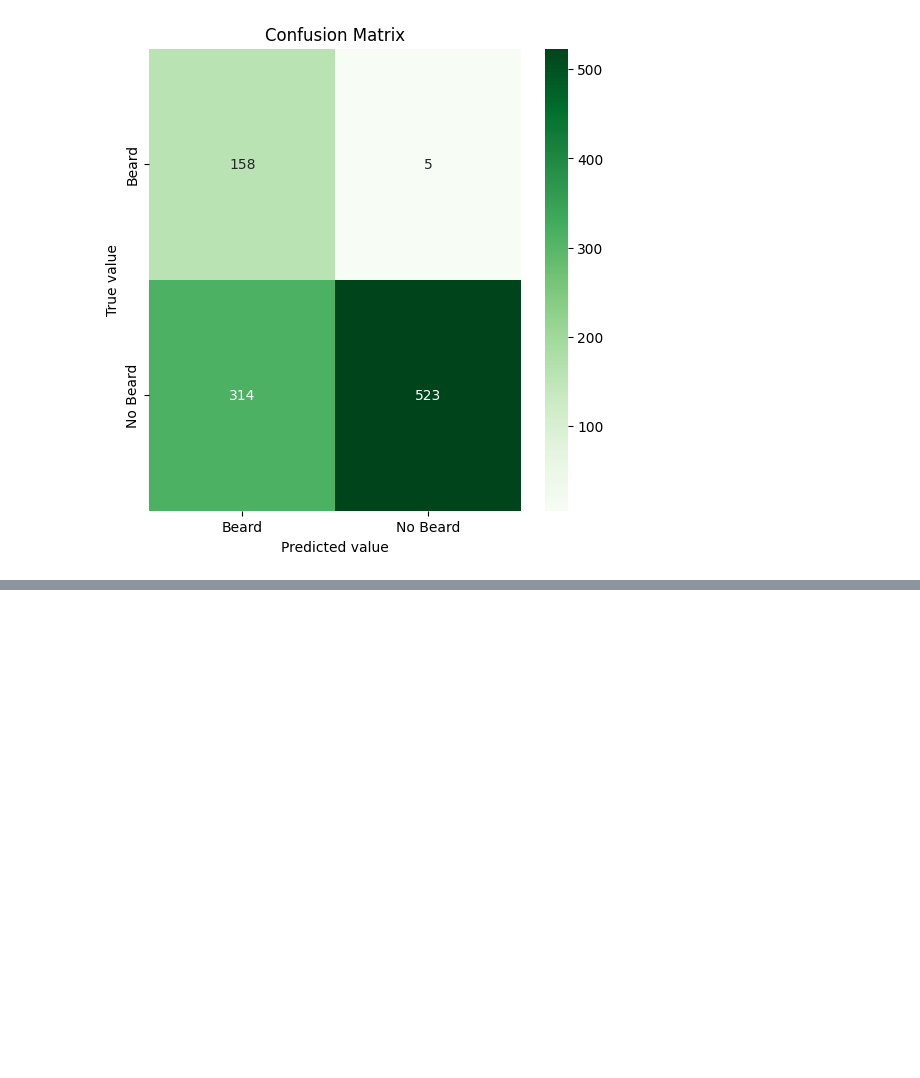
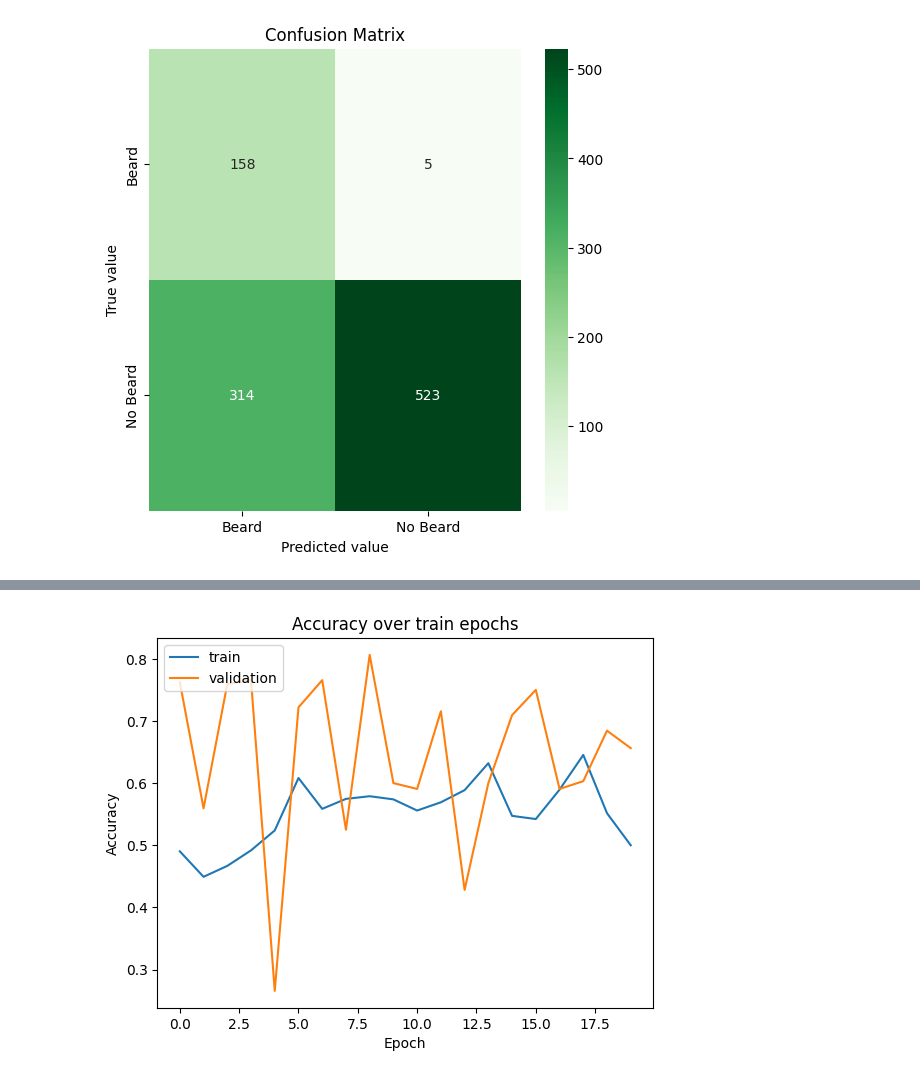
Before and after one commit to JuaniScha/TP_ML_Manero_Sabena_Schaberger, a Jupyter notebook: tp3_celebfaces.ipynb, the cells around one changed output, grey strips where cells are left out. Cells and saved outputs as stored; diff of their text form; code cells hidden in the pictures; blank space fills up the shorter version.

Commit message:
Data augmentation

```diff
--- a/tp3_celebfaces.ipynb
+++ b/tp3_celebfaces.ipynb
@@ -1456,0 +1475,33 @@ Reentrenarlo con data augmentation.
+# %%
+chosen_model = Sequential([
+    Convolution2D(input_shape=(SIZE,SIZE,3), filters=6, kernel_size=(5, 5), strides=1, activation='relu'),
+    Dropout(0.25),
+    MaxPooling2D(pool_size=(2, 2)),
+    Convolution2D(filters=16, kernel_size=(5, 5), strides=1, activation='relu'),
+    MaxPooling2D(pool_size=(2, 2)),
+    Dropout(0.25),
+
+    Flatten(),
+
+    Dense(128, activation='relu'),
+    Dropout(0.25),
+    Dense(64, activation='relu'),
+    Dropout(0.25),
+    Dense(32, activation='relu'),
+    Dropout(0.25),
+
+    Dense(1, activation='sigmoid'),
+])
+
+chosen_model.compile(**COMPILE_PARAMS)
+
+history_chosen_model = chosen_model.fit(
+    train_augmentation,
+    epochs=20,
+    batch_size=BATCH_SIZE,
+    steps_per_epoch=len(train_augmentation)/BATCH_SIZE,
+    validation_steps=len(validation_augmentation)/BATCH_SIZE,
+    validation_data=validation_augmentation,
+    callbacks=[OurCustomCallback()],
+    class_weight = class_weights,
+)
@@ -1456,0 +1526,4 @@ Reentrenarlo con data augmentation.
+# %%
+learning_curve(history_chosen_model)
+# %% [output]
+[figure, added]
```
Also changed, not shown: parts of 28 cells of this notebook, 2 other files.
